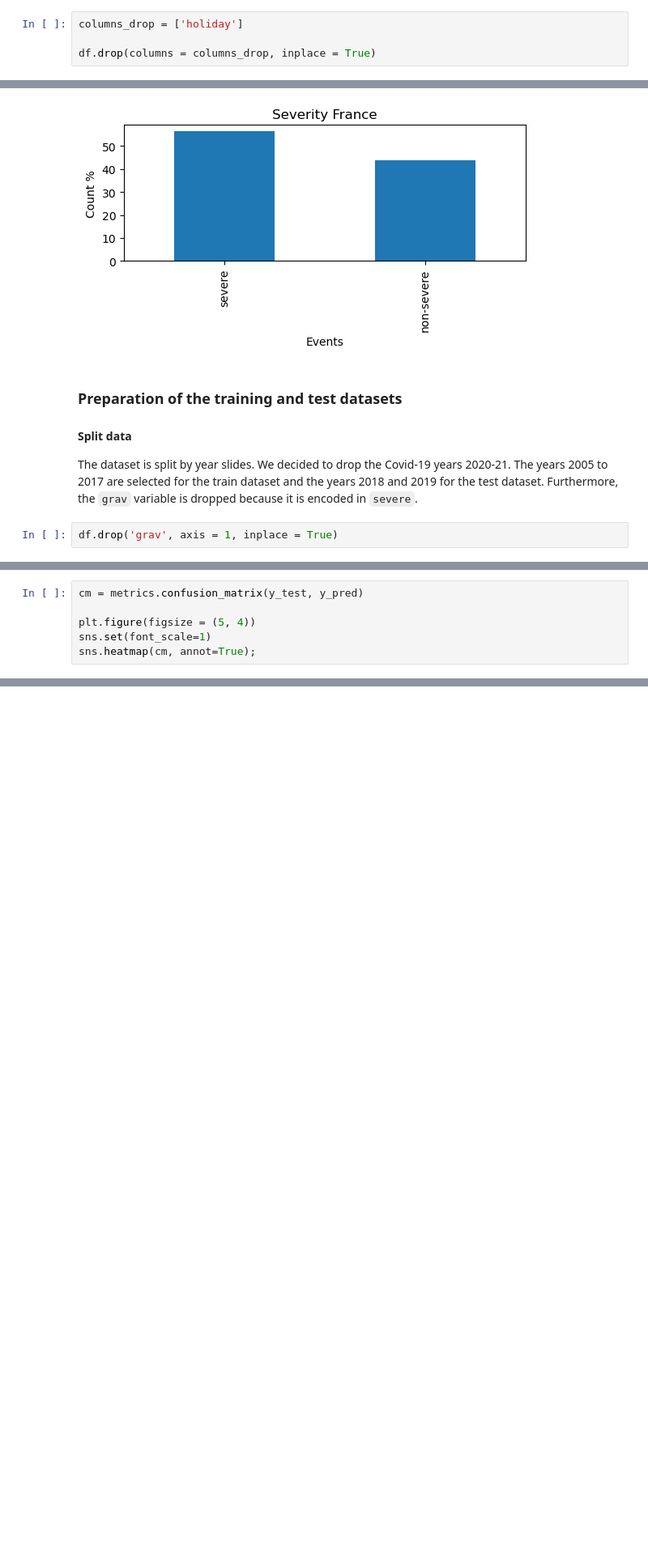
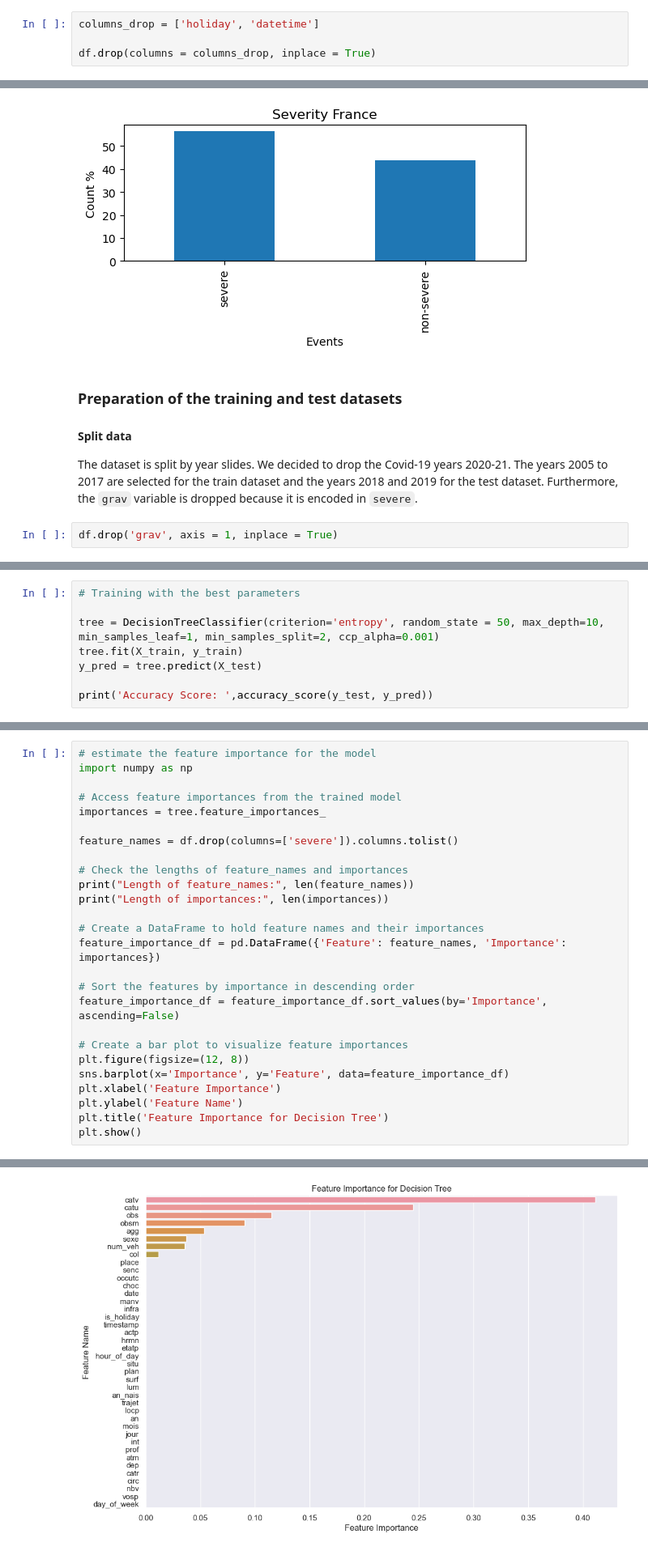
Before and after one commit to tiagoru/Road_accidents_france, a Jupyter notebook: Final_Notebook_4a_Decision_Tree_encoded.ipynb, the cells around one changed output, grey strips where cells are left out. Shown at 81% size. Drawn from its saved outputs; the diff is of its cells as text; blank space fills up the shorter version.

```diff
--- a/Final_Notebook_4a_Decision_Tree_encoded.ipynb
+++ b/Final_Notebook_4a_Decision_Tree_encoded.ipynb
@@ -84,7 +87,7 @@ The dataset contains still some variables that represent information represented
 
 - `holiday`: classifies the holiday, but will be used only, if `is_holiday` is relevant
 # %%
-columns_drop = ['holiday']
+columns_drop = ['holiday', 'datetime']
 
 df.drop(columns = columns_drop, inplace = True)
 # %%
@@ -306,6 +221,0 @@ fatal          28824  111553
-# %%
-cm = metrics.confusion_matrix(y_test, y_pred)
-
-plt.figure(figsize = (5, 4))
-sns.set(font_scale=1)
-sns.heatmap(cm, annot=True);
@@ -379,0 +252,8 @@ Length of importances: 37
+# %%
+# Training with the best parameters
+
+tree = DecisionTreeClassifier(criterion='entropy', random_state = 50, max_depth=10, min_samples_leaf=1, min_samples_split=2, ccp_alpha=0.001)
+tree.fit(X_train, y_train)
+y_pred = tree.predict(X_test)
+
+print('Accuracy Score: ',accuracy_score(y_test, y_pred))
@@ -379,0 +341,27 @@ Length of importances: 37
+# %%
+# estimate the feature importance for the model
+import numpy as np
+
+# Access feature importances from the trained model
+importances = tree.feature_importances_
+
+feature_names = df.drop(columns=['severe']).columns.tolist()
+
+# Check the lengths of feature_names and importances
+print("Length of feature_names:", len(feature_names))
+print("Length of importances:", len(importances))
+
+# Create a DataFrame to hold feature names and their importances
+feature_importance_df = pd.DataFrame({'Feature': feature_names, 'Importance': importances})
+
+# Sort the features by importance in descending order
+feature_importance_df = feature_importance_df.sort_values(by='Importance', ascending=False)
+
+# Create a bar plot to visualize feature importances
+plt.figure(figsize=(12, 8))
+sns.barplot(x='Importance', y='Feature', data=feature_importance_df)
+plt.xlabel('Feature Importance')
+plt.ylabel('Feature Name')
+plt.title('Feature Importance for Decision Tree')
+plt.show()
+# %% [output]
@@ -379,0 +370 @@ Length of importances: 37
+[figure, added]
```
Also changed, not shown: parts of 43 cells of this notebook.
